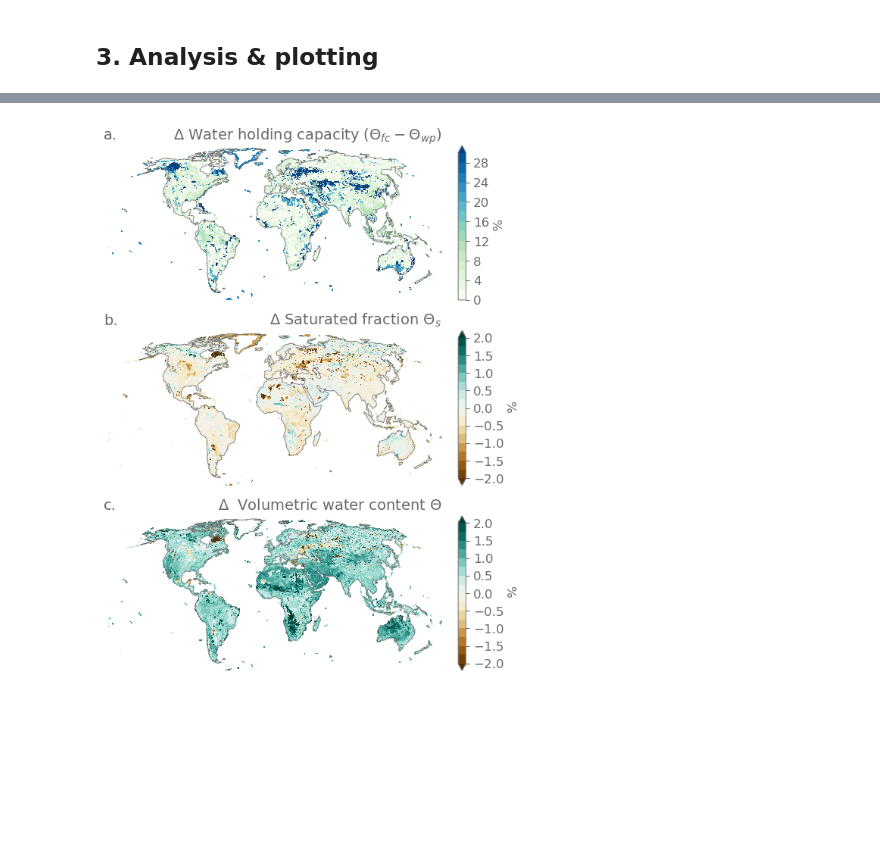
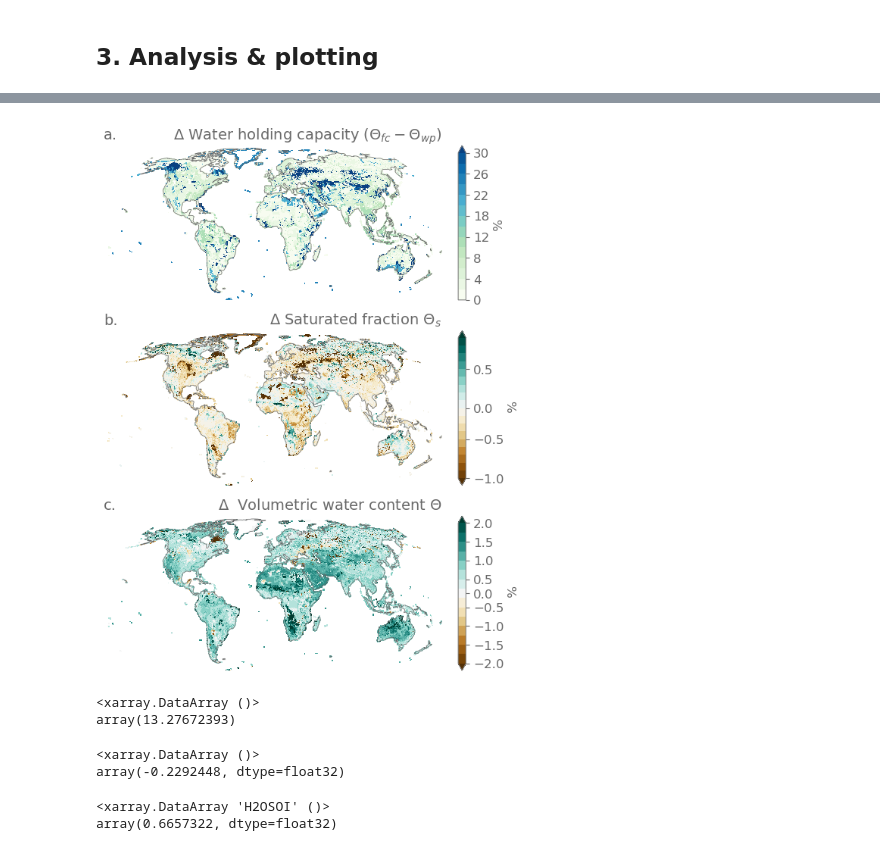
Before and after one commit to Ivanderkelen/Vanderkelen_etal_2025_BG, a Jupyter notebook: notebooks/plot_default_waterholdingcapacity.ipynb, the cells around one changed output, grey strips where cells are left out. Drawn from its saved outputs; the diff is of its cells as text; code cells hidden in the pictures; blank space fills up the shorter version.

```diff
--- a/notebooks/plot_default_waterholdingcapacity.ipynb
+++ b/notebooks/plot_default_waterholdingcapacity.ipynb
@@ -33,8 +33,7 @@ outdir = '/project/s1207/ivanderk/scratch/'
 figdir = '/users/ivanderk/notebooks_4p1000/figures/'
 
 outdir = '/dodrio/scratch/projects/2022_200/project_output/rcs/CORDEXBE2/innev/4p1000/'
-figdir = '/dodrio/scratch/projects/2022_200/project_output/rcs/CORDEXBE2/innev/4p1000/4p1000/figures/'
-
+figdir = '/dodrio/scratch/projects/2022_200/project_output/rcs/CORDEXBE2/innev/4p1000/Vanderkelen_etal_2025_BG/figures/'
 # Define directory where processing is done
 procdir =  outdir + 'processing_4p1000/'
 
@@ -174,6 +181,7 @@ da_toplot = da_delta_whc_rel
 title = '$\Delta$ Water holding capacity ($\Theta_{fc} - \Theta_{wp}$)'
 levels = np.arange(-20,22.5,2.5)
 levels = np.arange(0,32,2)
+levels = np.concatenate((levels[:int((len(levels)-1)/2)], levels[int((len(levels)-1)/2)+1:]))
 
 da_toplot.plot(ax=ax, transform=ccrs.PlateCarree(), cmap='GnBu', extend='max',  levels=levels,  cbar_kwargs={'label':' %', 'fraction': 0.02, 'pad': 0.04}, add_labels=False)
 ax.set_title(title, loc='right')
@@ -188,38 +196,58 @@ ax = axes[1]
 label = labels[1]
 da_toplot = da_delta_satfrac_rel
 title = '$\Delta$ Saturated fraction $\Theta_{s}$ '
-levels = np.arange(-1,1.1,0.1)
 levels = np.arange(-1.5,1.75,0.25)
-levels = np.arange(-2,2.25,0.25)
+levels = np.arange(-1,1.,0.1)
 
-da_toplot.plot(ax=ax, transform=ccrs.PlateCarree(), cmap='BrBG', extend='both',  levels=levels,  cbar_kwargs={'label':' %', 'fraction': 0.02, 'pad': 0.04}, add_labels=False)
+#levels = np.arange(-2,2.25,0.25)
+levels = np.concatenate((levels[:int((len(levels)-1)/2)], levels[int((len(levels)-1)/2)+1:]))
+ticks = np.arange(-1,1.1,0.5)
+
+da_toplot.plot(ax=ax, transform=ccrs.PlateCarree(), cmap='BrBG', extend='both',  levels=levels,  cbar_kwargs={'label':' %', 'fraction': 0.02, 'pad': 0.04, 'ticks' : ticks}, add_labels=False)
 ax.set_title(title, loc='right')
 ax.set_title(label, loc='left')
 ax.coastlines(color='dimgray', linewidth=0.5)
 ax.set_extent([-180,180,-63,90], crs=ccrs.PlateCarree())
 ax.axis('off')
 
 
 ax = axes[2]
 label = labels[2]
 da_toplot = da_delta_h2o_rel
 title = '$\Delta$  Volumetric water content $\Theta$'
 levels = np.arange(-1,1.1,0.1)
 levels = np.arange(-2,2.25,0.25)
+levels = np.concatenate((levels[:int((len(levels)-1)/2)], levels[int((len(levels)-1)/2)+1:]))
+ticks = np.arange(-2,2.25,0.5)
 
-da_toplot.plot(ax=ax, transform=ccrs.PlateCarree(), cmap='BrBG', extend='both',  levels=levels,  cbar_kwargs={'label':' %', 'fraction': 0.02, 'pad': 0.04}, add_labels=False)
+da_toplot.plot(ax=ax, transform=ccrs.PlateCarree(), cmap='BrBG', extend='both',  levels=levels,  cbar_kwargs={'label':' %', 'fraction': 0.02, 'pad': 0.04, 'ticks' : ticks}, add_labels=False)
 ax.set_title(title, loc='right')
 ax.set_title(label, loc='left')
 
 ax.coastlines(color='dimgray', linewidth=0.5)
 ax.set_extent([-180,180,-63,90], crs=ccrs.PlateCarree())
 ax.axis('off')
 
 
 fig.tight_layout()
 fig.savefig(figdir+'waterholdingcapacity.png')
 # %% [output]
-[figure, old version]
+[figure, new version]
+# %%
+da_delta_whc_rel.mean(dim=('lat','lon'))
+# %% [output]
+<xarray.DataArray ()>
+array(13.27672393)
+# %%
+da_delta_satfrac_rel.mean(dim=('lat','lon'))
+# %% [output]
+<xarray.DataArray ()>
+array(-0.2292448, dtype=float32)
+# %%
+da_delta_h2o_rel.mean(dim=('lat','lon'))
+# %% [output]
+<xarray.DataArray 'H2OSOI' ()>
+array(0.6657322, dtype=float32)
 # %%
 da_delta_fc = (da_fc_scen - da_fc_ctl)
 da_delta_fc_rel = (da_delta_fc/abs(da_fc_ctl)).weighted(da_delta_fc['levsoi']).mean(dim='levsoi').mean('time')*100
```
Also changed, not shown: parts of 4 cells of this notebook, 13 other files.
